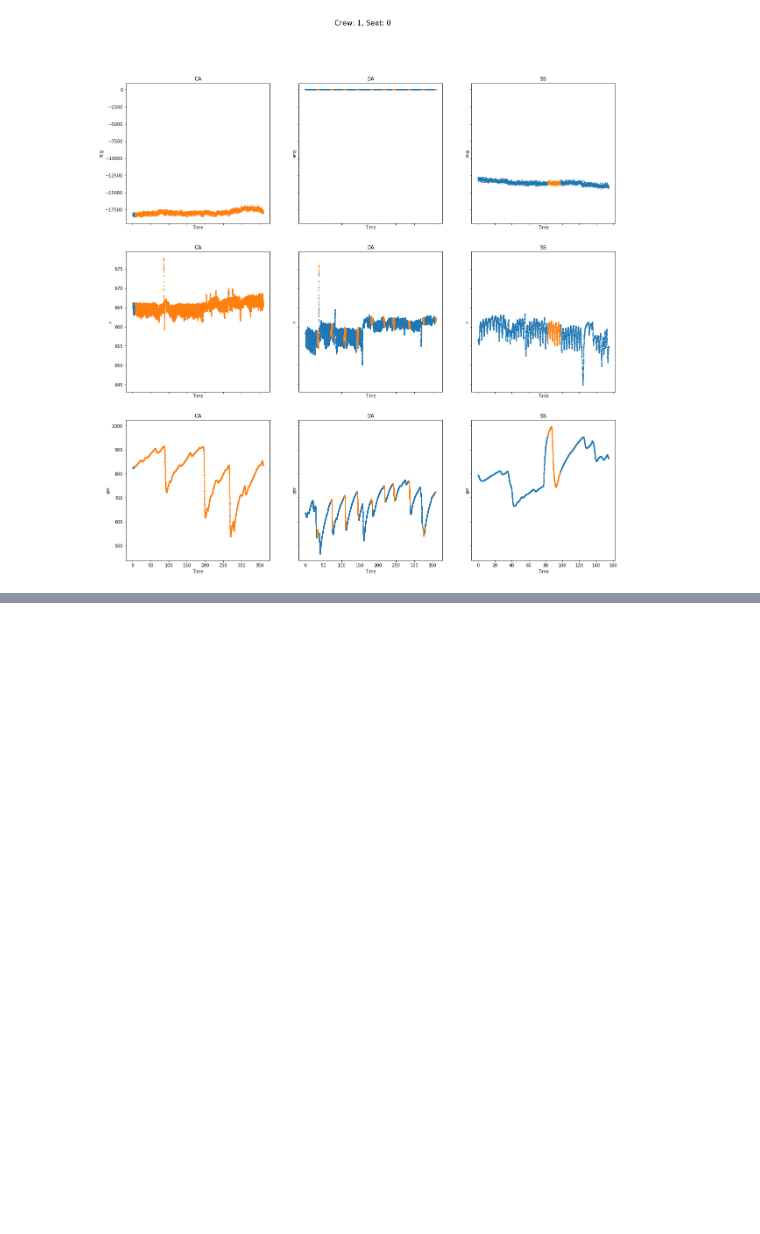
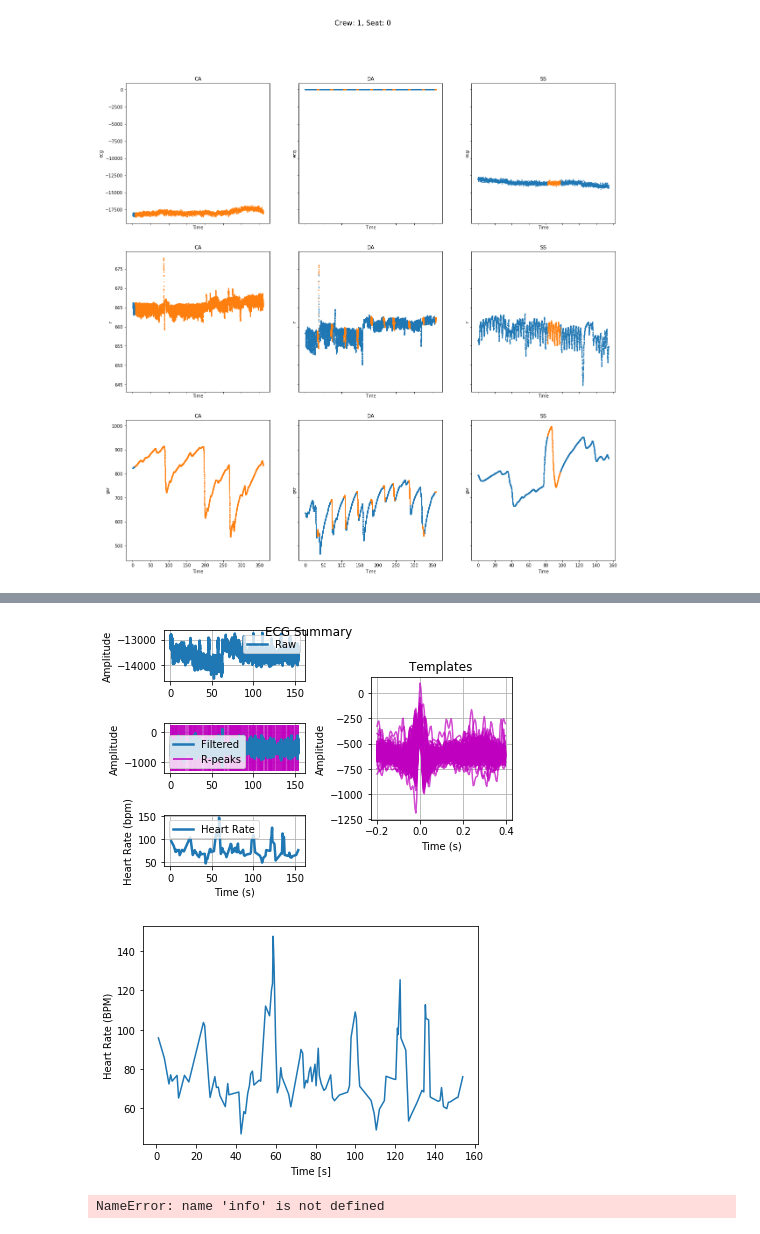
Before and after one commit to thiagosantos1/cs534_Reducing_Aviation_Fatalities, a Jupyter notebook: src/load_preprocess.ipynb, the cells around one changed output, grey strips where cells are left out. Saved outputs shown, nothing was run; the diff lists cells and outputs as text; code cells hidden in the pictures; blank space fills up the shorter version.

```diff
--- a/src/load_preprocess.ipynb
+++ b/src/load_preprocess.ipynb
@@ -98,0 +97,9 @@ Orange denotes an event( SS, CA, DA) & blue denotes baseline cognitive state.
+# %%
+out = ecg.ecg(signal=subset['ecg'], sampling_rate=256, show=True)
+
+plt.plot(out['heart_rate_ts'], out['heart_rate'])
+plt.ylabel('Heart Rate (BPM)')
+plt.xlabel('Time [s]');
+# %% [output]
+[figure, added]
+[figure, added]
@@ -98,0 +111,16 @@ Orange denotes an event( SS, CA, DA) & blue denotes baseline cognitive state.
+# %%
+sfreq = 200  # Sampling frequency
+times = np.arange(0, 100, 0.003)  # Use 10000 samples (10s)
+
+# Definition of channel types and names.
+ch_types = ['mag', 'mag', 'mag']#, 'mag','mag','mag','mag']
+ch_names = ['eeg_fp1', 'eeg_f7', 'eeg_f8']#, 'eeg_t4','eeg_t6','eeg_t5', 'eeg_t3' ]
+
+
+eg0 = eegs[:,0]
+eg1 = eegs[:,1]
+eg2 = eegs[:,2]
+data = np.array([eg0, eg1, eg2])
+raw = mne.io.RawArray(data, info)
+# %% [output]
+NameError: name 'info' is not defined
```
Also changed, not shown: parts of 14 cells of this notebook.
